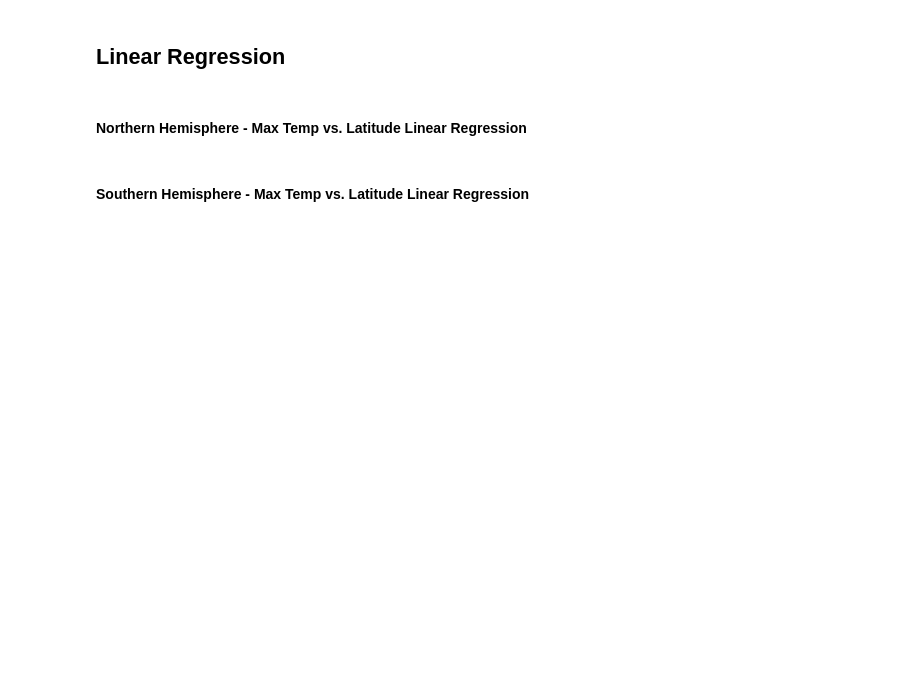
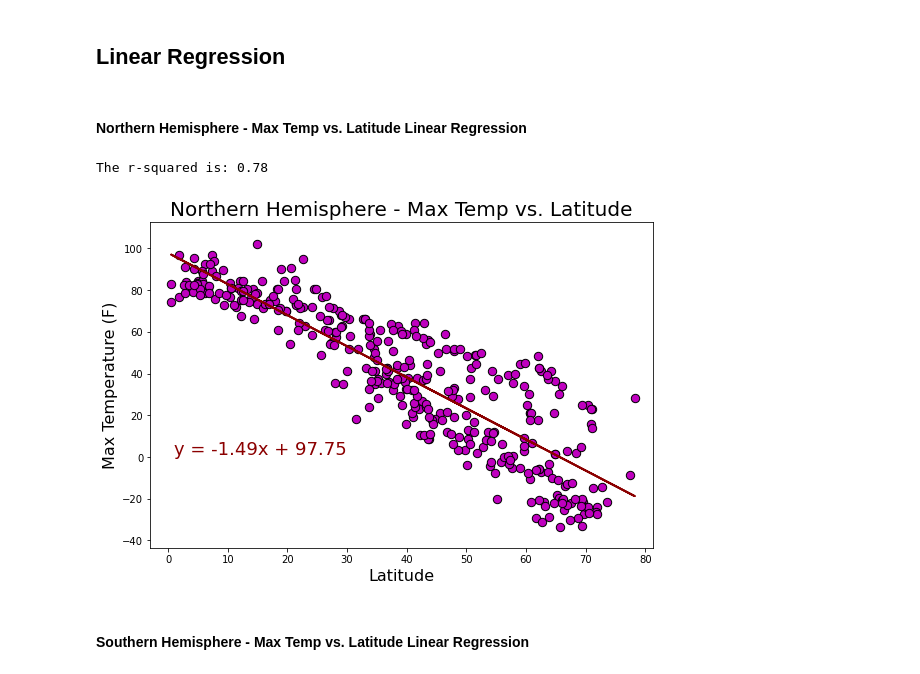
Before and after one commit to Vlvasquez23/python-api-challenge, a Jupyter notebook: WeatherPy/WeatherPy.ipynb, the cells around one changed output. Drawn from its saved outputs; the diff is of its cells as text; code cells hidden in the pictures; blank space fills up the shorter version.

```diff
--- a/WeatherPy/WeatherPy.ipynb
+++ b/WeatherPy/WeatherPy.ipynb
@@ -235,6 +235,43 @@ plt.show()
 # %% [markdown]
 ## Linear Regression
+# %%
+weather_data_north = weather_data[weather_data['Latitude'] >= 0]
+weather_data_south = weather_data[weather_data['Latitude'] < 0]
 # %% [markdown]
 ####  Northern Hemisphere - Max Temp vs. Latitude Linear Regression
+# %%
+# Build scatter plot for each data type:
+plt.figure(figsize=(9,6))
+x_values = weather_data_north['Latitude']
+y_values = weather_data_north['Max Temperature (F)']
+
+# Perform a linear regression for temperature vs. latitude:
+(slope, intercept, rvalue, pvalue, stderr) = linregress(x_values, y_values)
+
+# Get regression values:
+regress_values = x_values * slope + intercept
+
+# Create line equation string:
+line_eq = 'y = ' + str(round(slope,2)) + 'x + ' + str(round(intercept,2))
+
+# Create plot:
+plt.scatter(x_values,y_values, marker='o', color='m', s=[70], edgecolors='black')
+plt.plot(x_values,regress_values, 'darkred', linewidth=2)
+plt.title('Northern Hemisphere - Max Temp vs. Latitude', fontsize=20)
+plt.ylabel('Max Temperature (F)', fontsize=16, color='black')
+plt.xlabel('Latitude', fontsize=16, color='black')
+plt.annotate(line_eq,(1, 1), fontsize=18, color='darkred')
+
+# Set the limits
+plt.ylim(min(weather_data['Max Temperature (F)'])-10, max(weather_data['Max Temperature (F)'])+10)
+plt.xlim(-3, max(weather_data['Latitude'])+3)
+
+# Print r-squared value:
+print(f'The r-squared is: {round(rvalue**2,2)}')
+
+plt.show()
+# %% [output]
+The r-squared is: 0.78
+[figure, added]
 # %% [markdown]
 ####  Southern Hemisphere - Max Temp vs. Latitude Linear Regression
```
Also changed, not shown: parts of 15 cells of this notebook, 3 other files.
